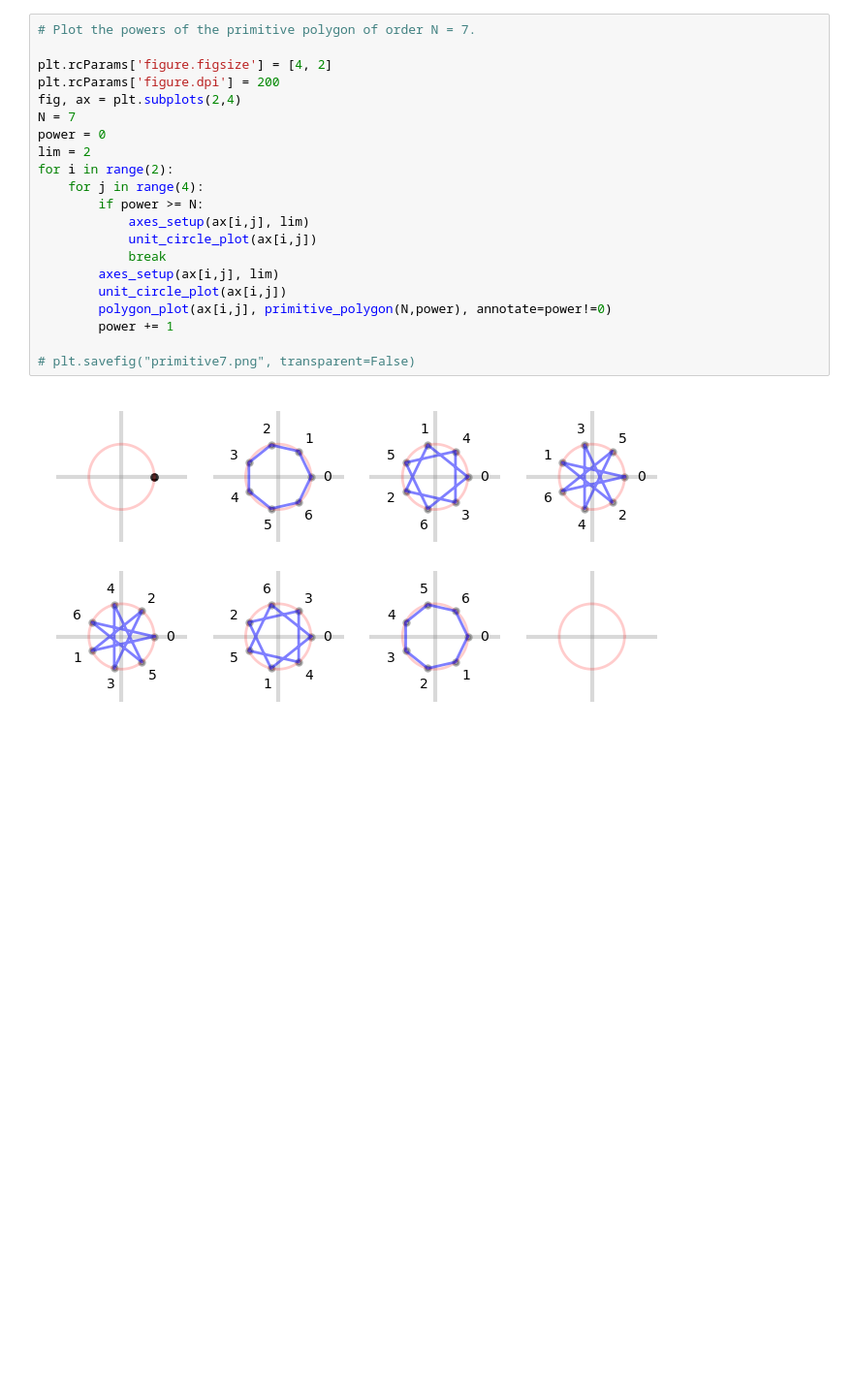
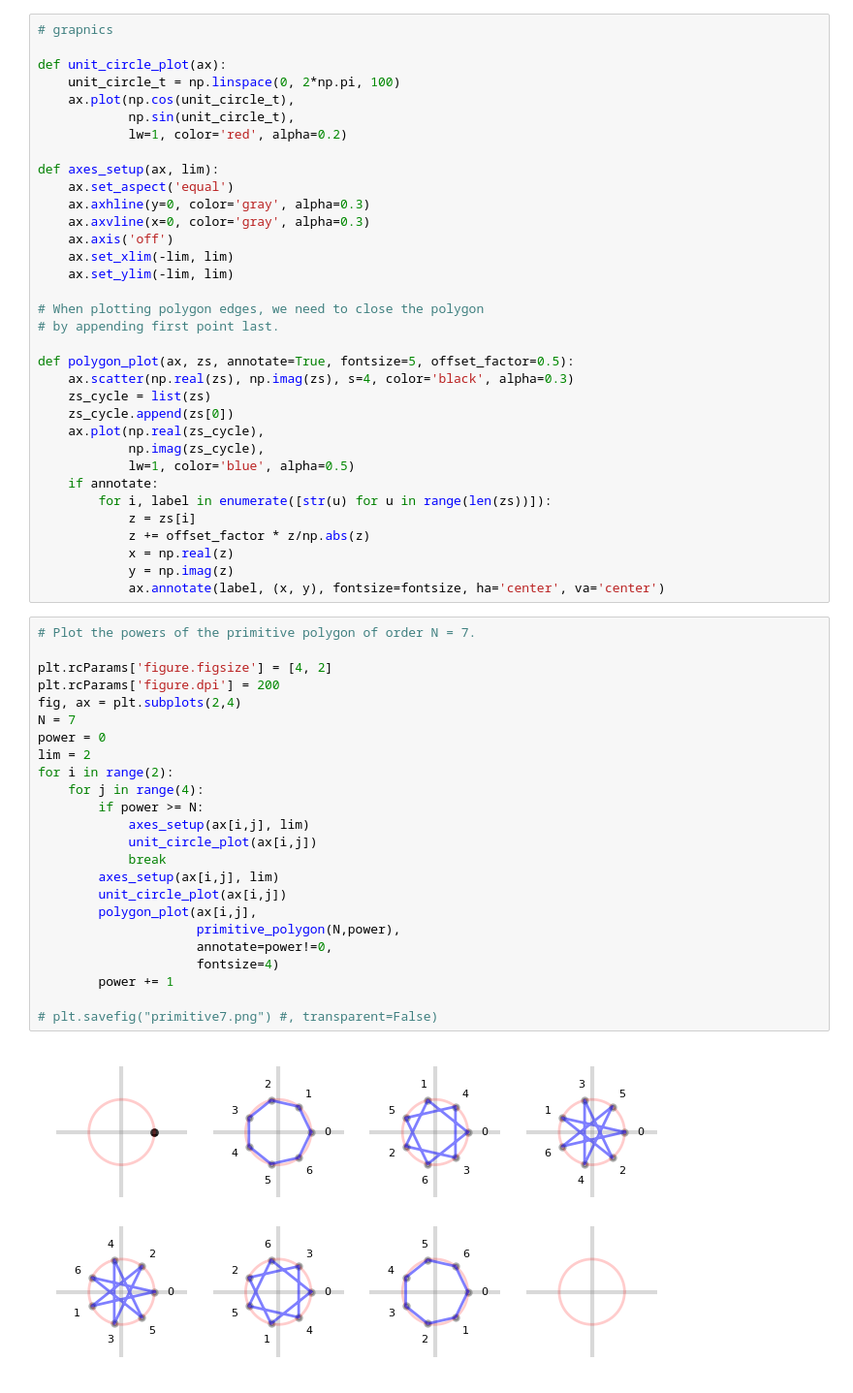
Before and after one commit to tedszy/fourier-tutor, a Jupyter notebook: geometry.ipynb, the cells around one changed output. Shown: that part at 97% size. Saved outputs shown, nothing was run; the diff lists cells and outputs as text; blank space fills up the shorter version.

```diff
--- a/geometry.ipynb
+++ b/geometry.ipynb
@@ -97,23 +59,60 @@ def polygon_plot(ax, zs, annotate=True):
+# %%
+# grapnics
+
+def unit_circle_plot(ax):
+    unit_circle_t = np.linspace(0, 2*np.pi, 100)
+    ax.plot(np.cos(unit_circle_t),
+            np.sin(unit_circle_t),
+            lw=1, color='red', alpha=0.2)
+
+def axes_setup(ax, lim):
+    ax.set_aspect('equal')
+    ax.axhline(y=0, color='gray', alpha=0.3)
+    ax.axvline(x=0, color='gray', alpha=0.3)
+    ax.axis('off')
+    ax.set_xlim(-lim, lim)
+    ax.set_ylim(-lim, lim)
+
+# When plotting polygon edges, we need to close the polygon
+# by appending first point last.
+
+def polygon_plot(ax, zs, annotate=True, fontsize=5, offset_factor=0.5):
+    ax.scatter(np.real(zs), np.imag(zs), s=4, color='black', alpha=0.3)
+    zs_cycle = list(zs)
+    zs_cycle.append(zs[0])
+    ax.plot(np.real(zs_cycle),
+            np.imag(zs_cycle),
+            lw=1, color='blue', alpha=0.5)
+    if annotate:
+        for i, label in enumerate([str(u) for u in range(len(zs))]):
+            z = zs[i]
+            z += offset_factor * z/np.abs(z)
+            x = np.real(z)
+            y = np.imag(z)
+            ax.annotate(label, (x, y), fontsize=fontsize, ha='center', va='center')
 # %%
 # Plot the powers of the primitive polygon of order N = 7.
 
 plt.rcParams['figure.figsize'] = [4, 2]
 plt.rcParams['figure.dpi'] = 200
 fig, ax = plt.subplots(2,4)
 N = 7
 power = 0
 lim = 2
 for i in range(2):
     for j in range(4):
         if power >= N:
             axes_setup(ax[i,j], lim)
             unit_circle_plot(ax[i,j])
             break
         axes_setup(ax[i,j], lim)
         unit_circle_plot(ax[i,j])
-        polygon_plot(ax[i,j], primitive_polygon(N,power), annotate=power!=0)
+        polygon_plot(ax[i,j],
+                     primitive_polygon(N,power),
+                     annotate=power!=0,
+                     fontsize=4)
         power += 1
 
-# plt.savefig("primitive7.png", transparent=False)
+# plt.savefig("primitive7.png") #, transparent=False)
 # %% [output]
-[figure, old version]
+[figure, new version]
```
Also changed, not shown: parts of 9 cells of this notebook.
